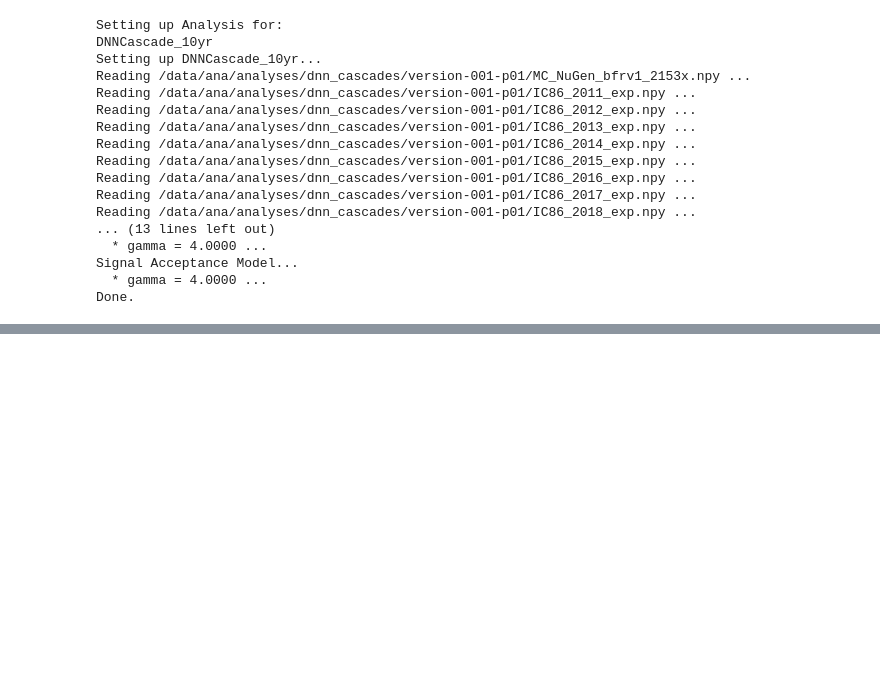
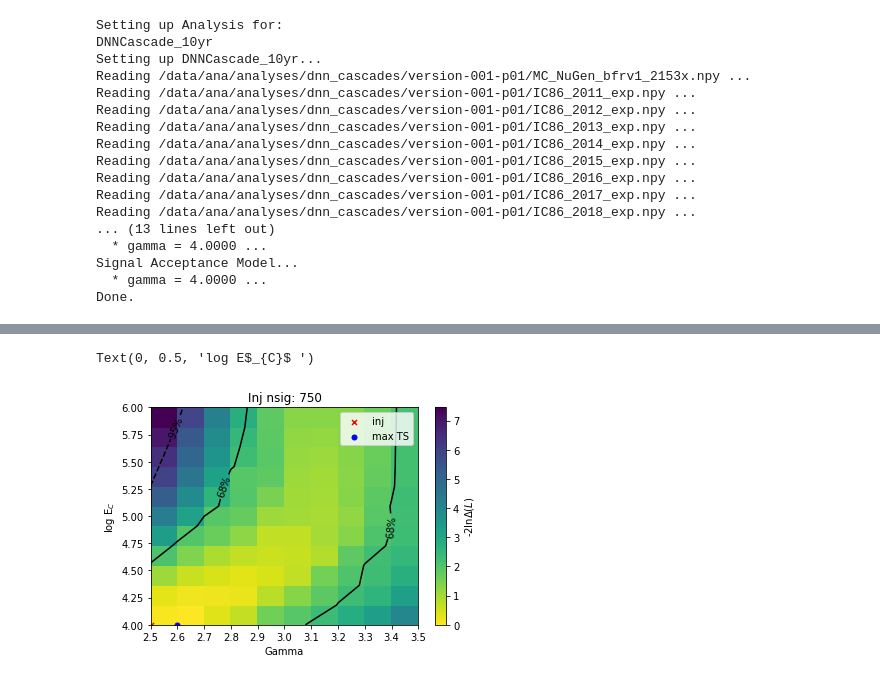
Before and after one commit to ssclafani949/gp_fit, a Jupyter notebook: brute_force_fit.ipynb, the cells around one changed output, grey strips where cells are left out. Saved outputs shown, nothing was run; the diff lists cells and outputs as text; code cells hidden in the pictures; blank space fills up the shorter version.

```diff
--- a/brute_force_fit.ipynb
+++ b/brute_force_fit.ipynb
@@ -161,0 +205,33 @@ Arrays(10 items | columns: mlog10p_0000, mlog10p_0001, mlog10p_0002, mlog10p_000
+# %%
+
+df = sig.as_dataframe
+
+fig, ax = plt.subplots()
+mlog10ps = df.filter(like='mlog10p').median().values
+tss = df.filter(like='ts').median().values
+delta_tss = -(tss - max(tss))
+nss = df.filter(like='ns').median().values
+reshape_ts = np.reshape(delta_tss, (11,12))
+
+gamma, cutoff = np.meshgrid( fit_gammas, np.log10(fit_cutoffs),)
+contour_fracs = [0.68, .95]
+dLLHs = stats.chi2.ppf (contour_fracs, 2)
+contour_labels = {dLLH: r'{:.0f}$\%$'.format (100*frac) for (dLLH, frac) in zip (dLLHs, contour_fracs)}
+
+plt.pcolormesh(fit_gammas, np.log10(fit_cutoffs), reshape_ts.T,
+           cmap='viridis_r',vmin=0)
+plt.colorbar(label='-2ln$\Delta$($L$)')
+
+cont = plt.contour(fit_gammas, np.log10(fit_cutoffs), reshape_ts.T, dLLHs, colors='k', linestyles=['solid', 'dashed'])
+ax.clabel (cont, inline=True, fmt=contour_labels, fontsize=10, inline_spacing=1)
+
+plt.title('Inj nsig: {}'.format(nsig))
+plt.xticks(fit_gammas)
+plt.scatter(inj_g, np.log10(inj_c), marker='x', s=25, c='r', label='inj')
+plt.scatter(max_g, np.log10(max_c), marker='o', s=25, c='blue', label='max TS')
+plt.xlabel('Gamma')
+plt.legend()
+plt.ylabel('log E$_{C}$ ')
+# %% [output]
+Text(0, 0.5, 'log E$_{C}$ ')
+[figure, added]
```
Also changed, not shown: parts of 12 cells of this notebook, 2 other files.
